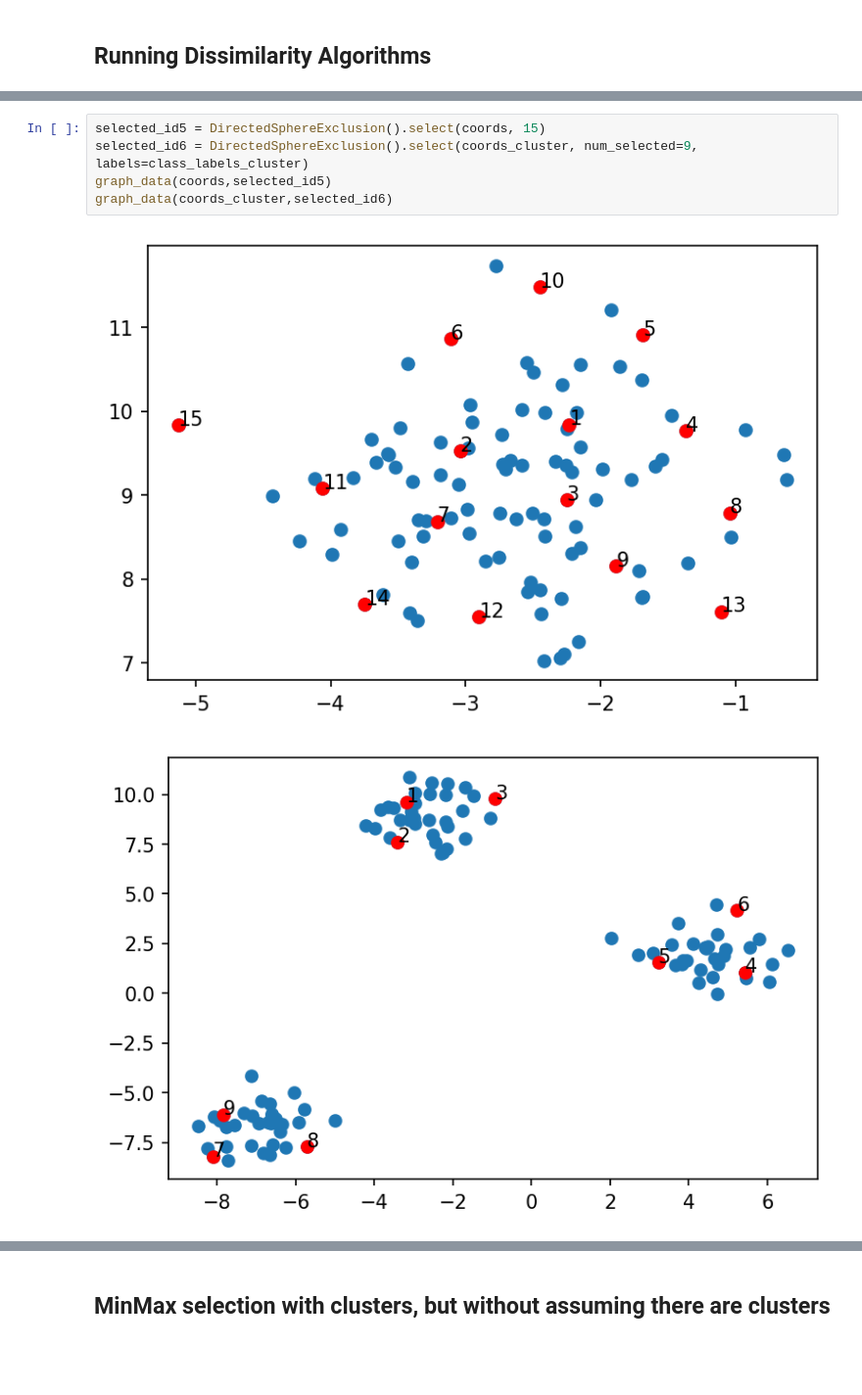
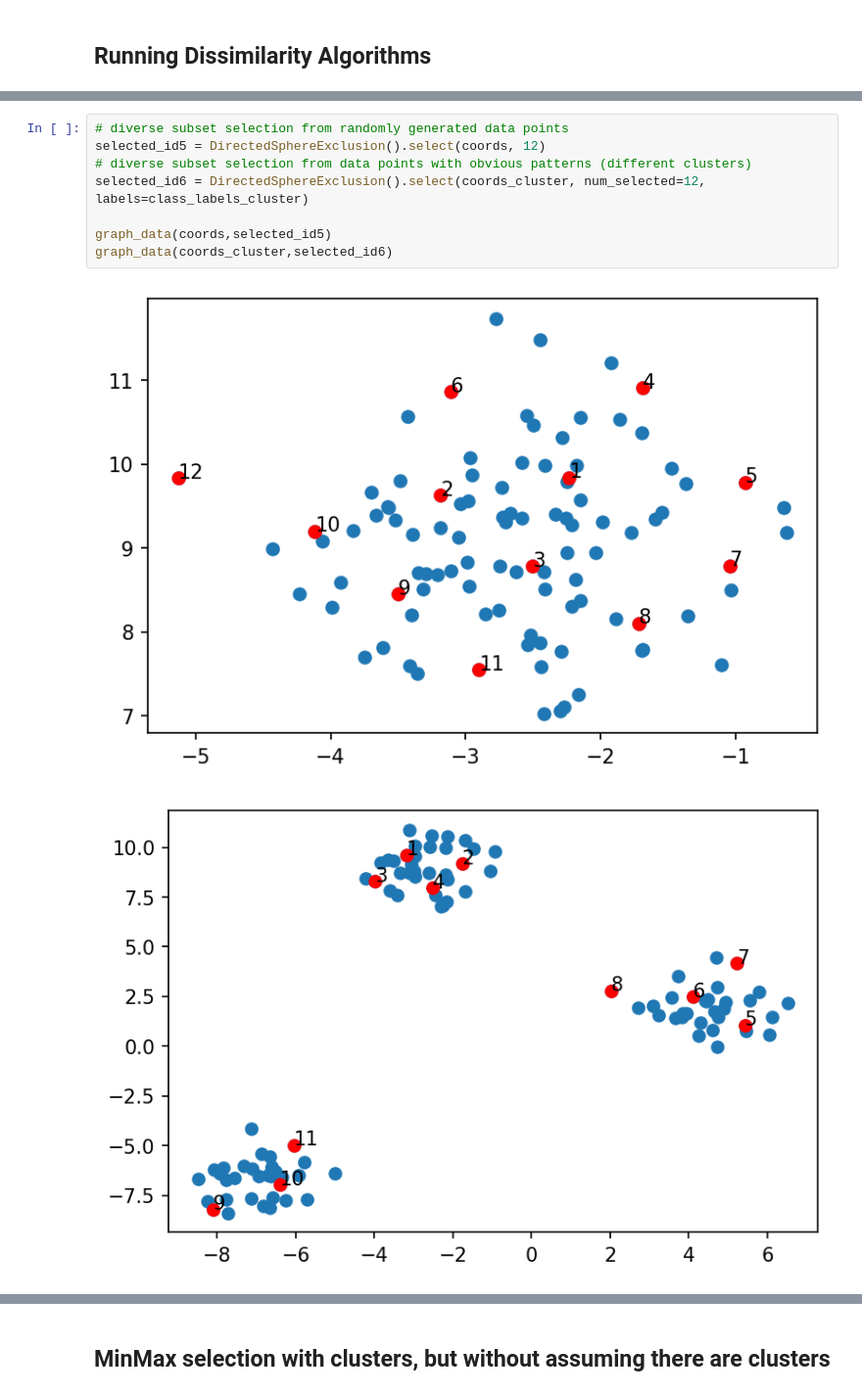
Before and after one commit to theochem/Selector, a Jupyter notebook: doc/notebooks/diversity_subsect_selection_synthetic_data.ipynb, the cells around one changed output, grey strips where cells are left out. Shown: that part at 98% size. Cells and saved outputs as stored; diff of their text form; blank space fills up the shorter version.

```diff
--- a/doc/notebooks/diversity_subsect_selection_synthetic_data.ipynb
+++ b/doc/notebooks/diversity_subsect_selection_synthetic_data.ipynb
@@ -68,8 +78,11 @@ graph_data(coords_cluster,selected_id4)
 # %%
-selected_id5 = DirectedSphereExclusion().select(coords, 15)
-selected_id6 = DirectedSphereExclusion().select(coords_cluster, num_selected=9, labels=class_labels_cluster)
+# diverse subset selection from randomly generated data points
+selected_id5 = DirectedSphereExclusion().select(coords, 12)
+# diverse subset selection from data points with obvious patterns (different clusters)
+selected_id6 = DirectedSphereExclusion().select(coords_cluster, num_selected=12, labels=class_labels_cluster)
+
 graph_data(coords,selected_id5)
 graph_data(coords_cluster,selected_id6)
 # %% [output]
-[figure, old version]
+[figure, new version]
-[figure, old version]
+[figure, new version]
```
Also changed, not shown: parts of 37 cells of this notebook.
